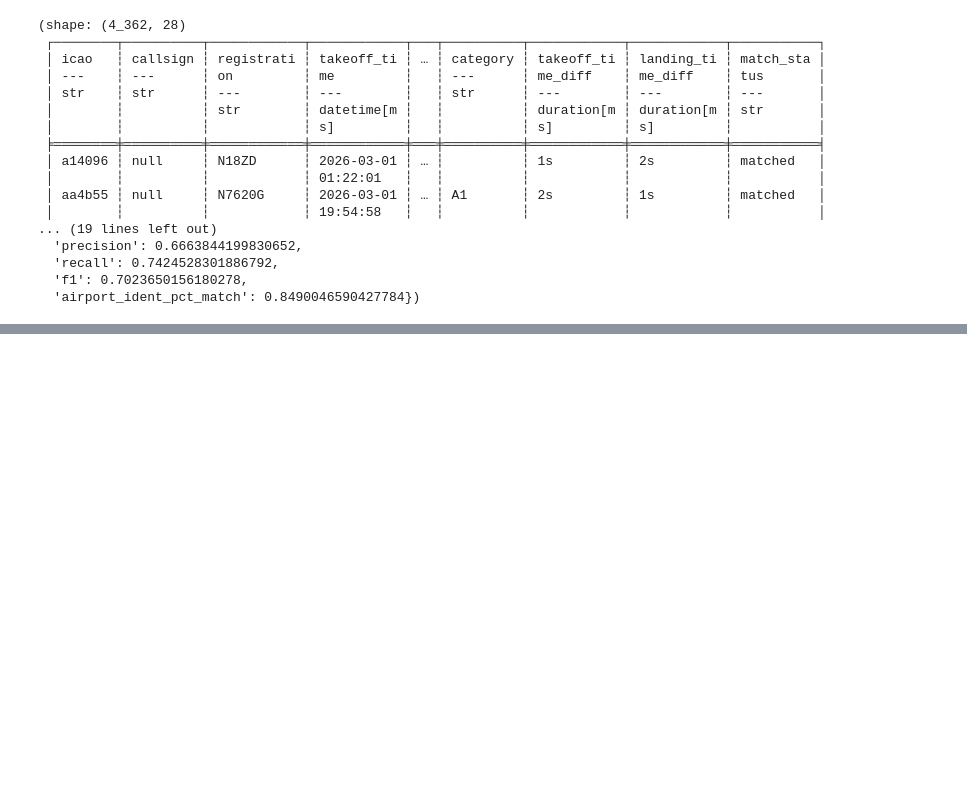
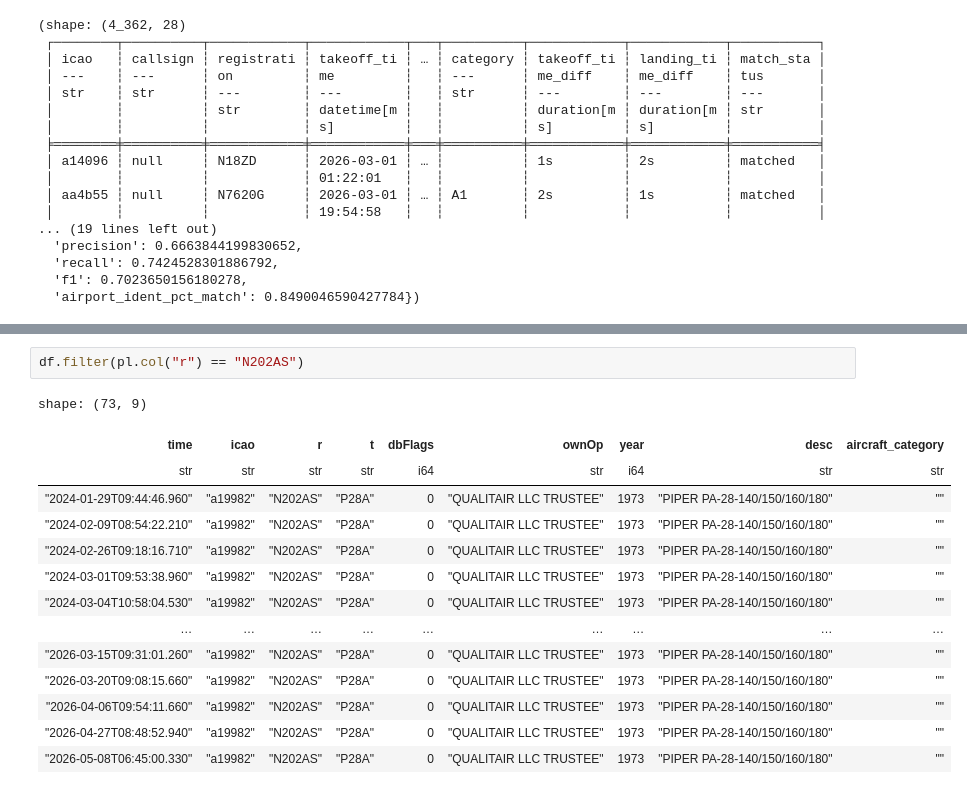
Before and after one commit to PlaneQuery/planequery-data, a Jupyter notebook: notebooks/flights/flights_matching.ipynb, the cells around one changed output, grey strips where cells are left out. Cells and saved outputs as stored; diff of their text form; blank space fills up the shorter version.

```diff
--- a/notebooks/flights/flights_matching.ipynb
+++ b/notebooks/flights/flights_matching.ipynb
@@ -221,0 +241,17 @@ See https://github.com/pola-rs/polars/issues/22149 for more information.
+# %%
+df.filter(pl.col("r") == "N202AS")
+# %% [output]
+shape: (73, 9)
+| time | icao | r | t | dbFlags | ownOp | year | desc | aircraft_category |
+| str | str | str | str | i64 | str | i64 | str | str |
+| "2024-01-29T09:44:46.960" | "a19982" | "N202AS" | "P28A" | 0 | "QUALITAIR LLC TRUSTEE" | 1973 | "PIPER PA-28-140/150/160/180" | "" |
+| "2024-02-09T08:54:22.210" | "a19982" | "N202AS" | "P28A" | 0 | "QUALITAIR LLC TRUSTEE" | 1973 | "PIPER PA-28-140/150/160/180" | "" |
+| "2024-02-26T09:18:16.710" | "a19982" | "N202AS" | "P28A" | 0 | "QUALITAIR LLC TRUSTEE" | 1973 | "PIPER PA-28-140/150/160/180" | "" |
+| "2024-03-01T09:53:38.960" | "a19982" | "N202AS" | "P28A" | 0 | "QUALITAIR LLC TRUSTEE" | 1973 | "PIPER PA-28-140/150/160/180" | "" |
+| "2024-03-04T10:58:04.530" | "a19982" | "N202AS" | "P28A" | 0 | "QUALITAIR LLC TRUSTEE" | 1973 | "PIPER PA-28-140/150/160/180" | "" |
+| … | … | … | … | … | … | … | … | … |
+| "2026-03-15T09:31:01.260" | "a19982" | "N202AS" | "P28A" | 0 | "QUALITAIR LLC TRUSTEE" | 1973 | "PIPER PA-28-140/150/160/180" | "" |
+| "2026-03-20T09:08:15.660" | "a19982" | "N202AS" | "P28A" | 0 | "QUALITAIR LLC TRUSTEE" | 1973 | "PIPER PA-28-140/150/160/180" | "" |
+| "2026-04-06T09:54:11.660" | "a19982" | "N202AS" | "P28A" | 0 | "QUALITAIR LLC TRUSTEE" | 1973 | "PIPER PA-28-140/150/160/180" | "" |
+| "2026-04-27T08:48:52.940" | "a19982" | "N202AS" | "P28A" | 0 | "QUALITAIR LLC TRUSTEE" | 1973 | "PIPER PA-28-140/150/160/180" | "" |
+| "2026-05-08T06:45:00.330" | "a19982" | "N202AS" | "P28A" | 0 | "QUALITAIR LLC TRUSTEE" | 1973 | "PIPER PA-28-140/150/160/180" | "" |
```
Also changed, not shown: parts of 2 cells of this notebook, 1 other file.
